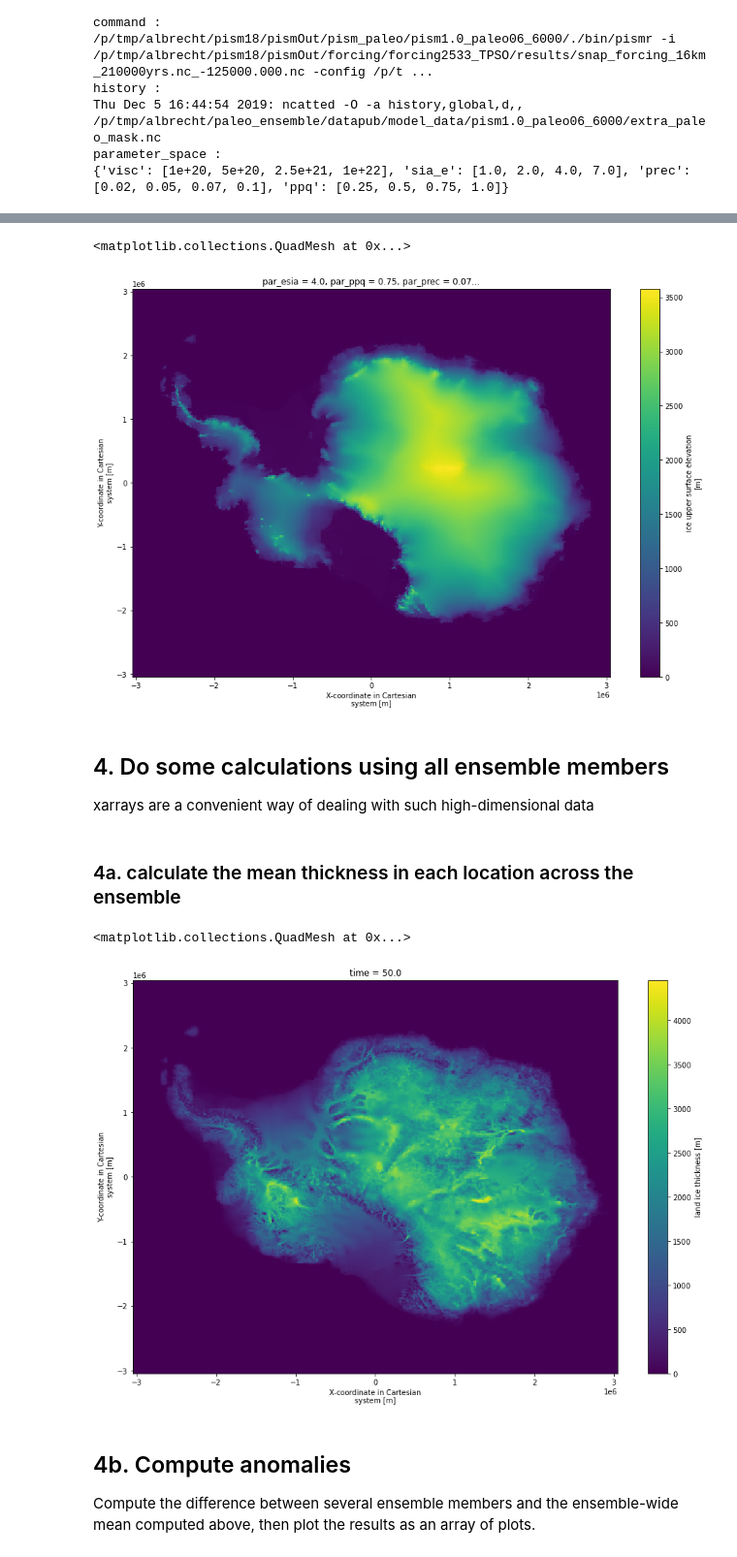
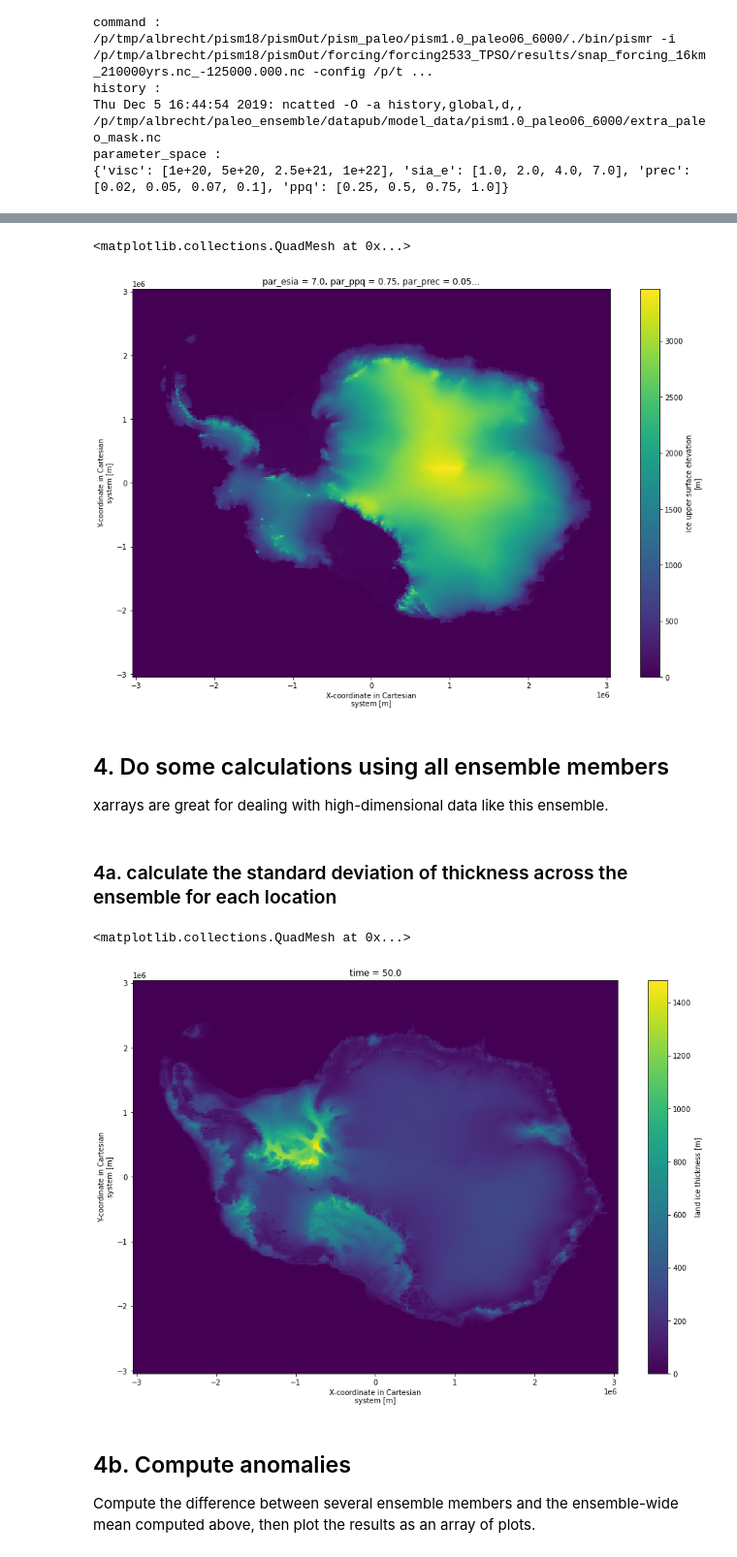
Before and after one commit to ldeo-glaciology/pangeo-glaciology-examples, a Jupyter notebook: 04_paleo_PISM.ipynb, the cells around one changed output, grey strips where cells are left out. Shown: that part at 97% size. Cells and saved outputs as stored; diff of their text form; code cells hidden in the pictures.

```diff
--- a/04_paleo_PISM.ipynb
+++ b/04_paleo_PISM.ipynb
@@ -116,19 +134,19 @@ To select one of the ensemble members you need to choose a value for each of the
 # %%
-present.usurf.isel(par_esia=2,par_ppq = 2, par_prec= 2,par_visc = 2).plot(size = 10)
+present.usurf.isel(par_esia=3,par_ppq = 2, par_prec= 1,par_visc = 2).plot(size = 10)
 # %% [output]
 <matplotlib.collections.QuadMesh at 0x...>
-[figure, old version]
+[figure, new version]
 # %% [markdown]
 ## 4. Do some calculations using all ensemble members
-xarrays are a convenient way of dealing with such high-dimensional data
+xarrays are great for dealing with high-dimensional data like this ensemble.
 # %% [markdown]
-### 4a. calculate the mean thickness in each location across the ensemble
+### 4a. calculate the standard deviation of thickness across the ensemble for each location
 # %%
-mean_thk = present.thk.mean({'par_esia','par_visc','par_ppq','par_prec'},keep_attrs=True)
-mean_thk.plot(size = 10)
+mean_std = present.thk.std({'par_esia','par_visc','par_ppq','par_prec'},keep_attrs=True)
+mean_std.plot(size = 10)
 # %% [output]
 <matplotlib.collections.QuadMesh at 0x...>
-[figure, old version]
+[figure, new version]
 # %% [markdown]
 ## 4b. Compute anomalies
 Compute the difference between several ensemble members and the ensemble-wide mean computed above, then plot the results as an array of plots.
```
Also changed, not shown: parts of 9 cells of this notebook.
